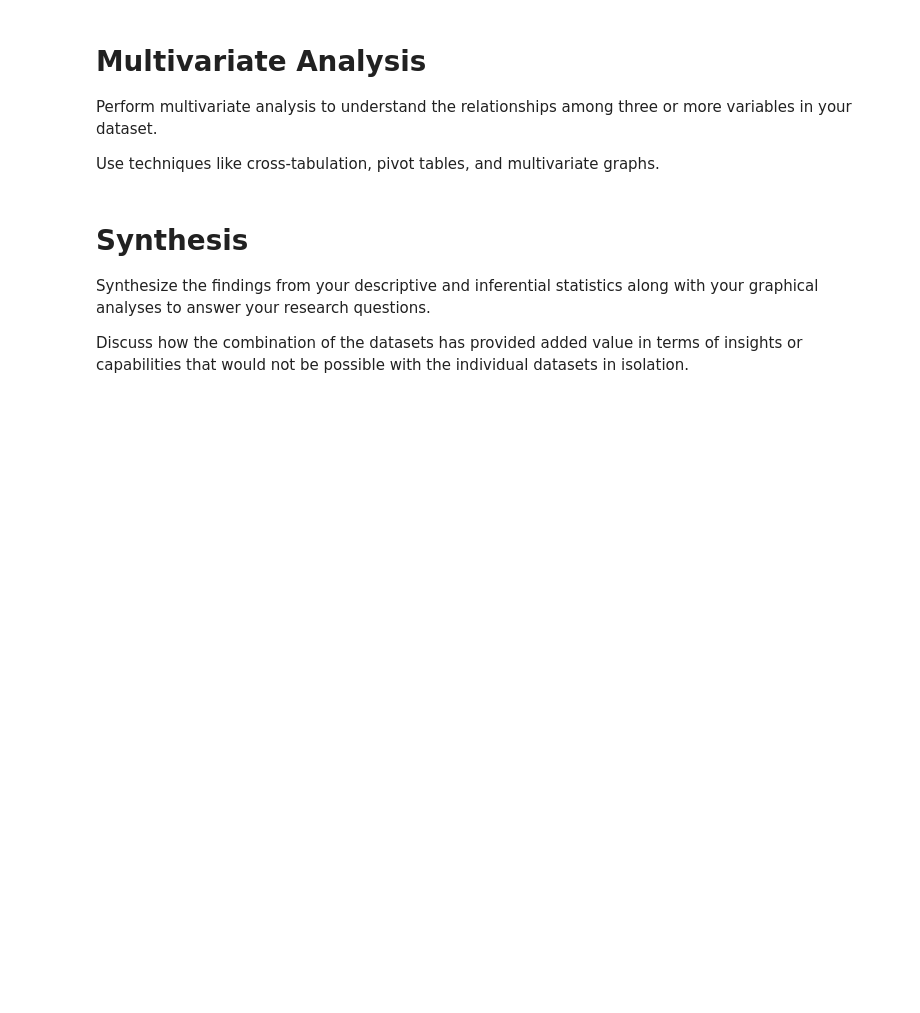
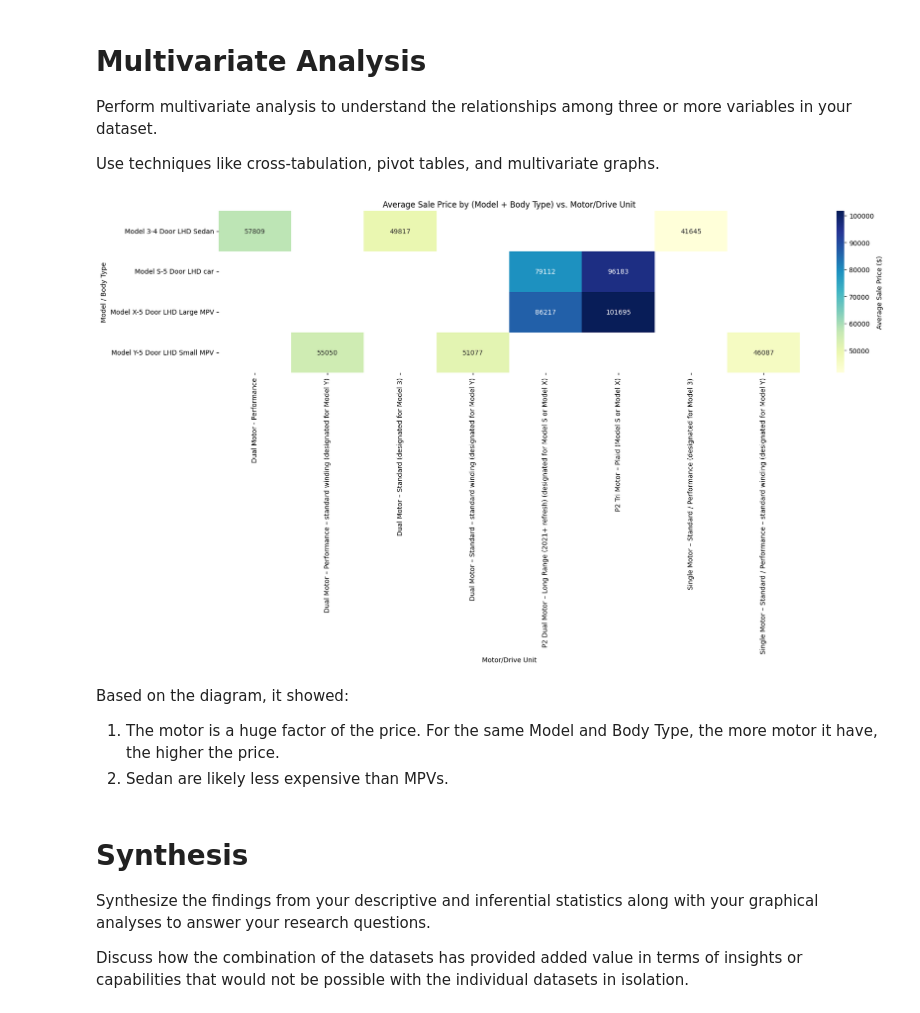
Before and after one commit to zezhenwang/si618-ev-project, a Jupyter notebook: Part_II.ipynb, the cells around one changed output. Saved outputs shown, nothing was run; the diff lists cells and outputs as text; code cells hidden in the pictures; blank space fills up the shorter version.

```diff
--- a/Part_II.ipynb
+++ b/Part_II.ipynb
@@ -434,6 +505,39 @@ Discuss any notable similarities or differences you have identified.
 Perform multivariate analysis to understand the relationships among three or more variables in your dataset.
 
 Use techniques like cross-tabulation, pivot tables, and multivariate graphs.
+# %%
+# 1) Create a pivot table: Rows: Model + Body Type; Columns: Motor/Drive Unit; Values: Average Sale Price
+pivot_table = pd.pivot_table(
+    tesla_sale_data,
+    index=["Model", "body type"],
+    columns="motor/drive unit",
+    values="Sale Price",
+    aggfunc="mean"
+)
+
+# 2) Visualize with a heatmap
+plt.figure(figsize=(18, 10))
+
+sns.heatmap(
+    pivot_table,
+    annot=True,
+    fmt=".0f",
+    cmap="YlGnBu",
+    cbar_kws={'label': 'Average Sale Price ($)'}
+)
+
+plt.title("Average Sale Price by (Model + Body Type) vs. Motor/Drive Unit")
+plt.ylabel("Model / Body Type")
+plt.xlabel("Motor/Drive Unit")
+
+plt.tight_layout()
+plt.show()
+# %% [output]
+[figure, added]
+# %% [markdown]
+Based on the diagram, it showed:
+1. The motor is a huge factor of the price. For the same Model and Body Type, the more motor it have, the higher the price.
+2. Sedan are likely less expensive than MPVs.
 # %% [markdown]
 # Synthesis
 Synthesize the findings from your descriptive and inferential statistics along with your graphical analyses to answer your research questions.
```
Also changed, not shown: parts of 8 cells of this notebook.
